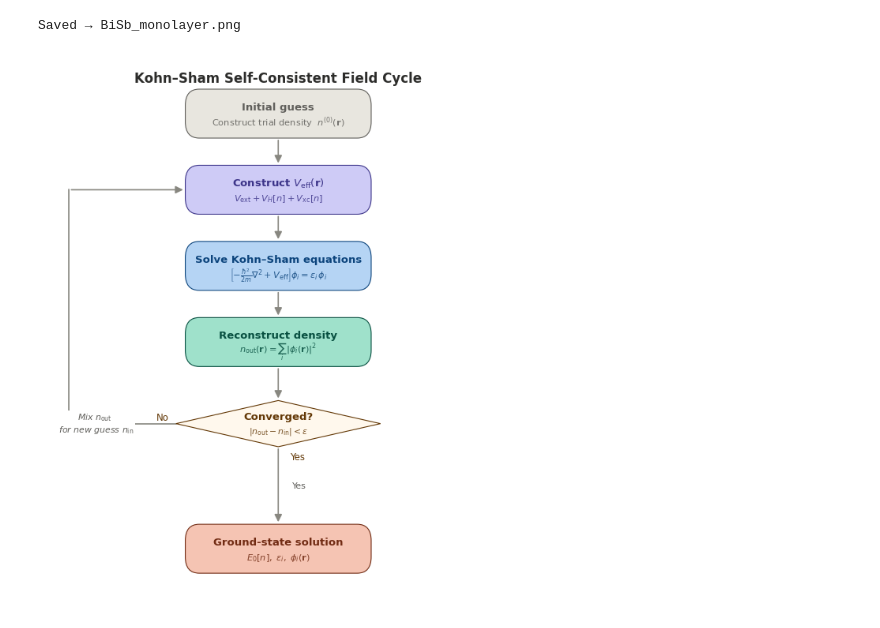
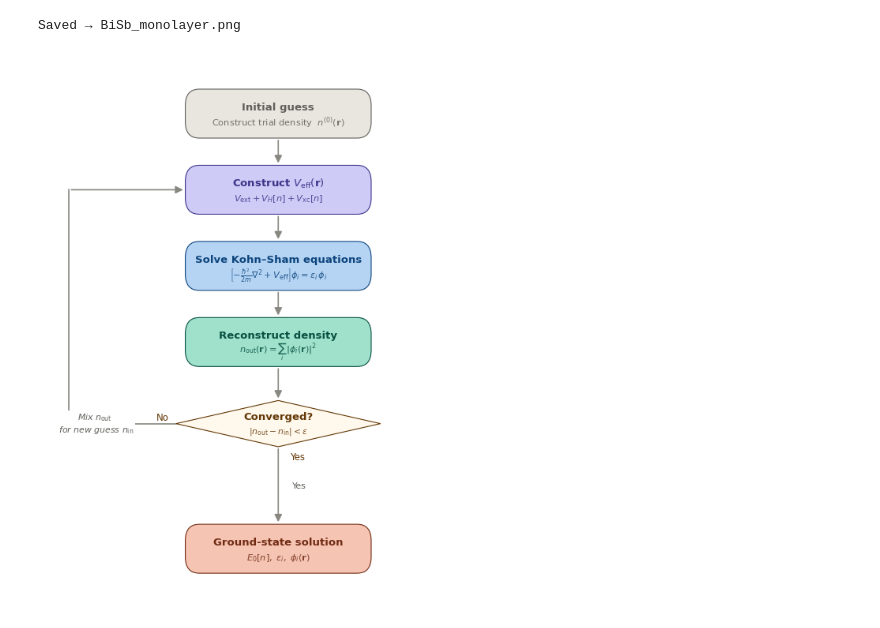
Before and after one commit to Lactuka/Thesis, a Jupyter notebook: test.ipynb, the cells around one changed output. Saved outputs shown, nothing was run; the diff lists cells and outputs as text; code cells hidden in the pictures.

```diff
--- a/test.ipynb
+++ b/test.ipynb
@@ -253,12 +253,6 @@ ax.axis("off")
 fig.patch.set_facecolor(BG_COLOR)
 ax.set_facecolor(BG_COLOR)
 
-# ── title ─────────────────────────────────────────────────────────────────────
-ax.text(CX, 0.965, "Kohn–Sham Self-Consistent Field Cycle",
-        ha="center", va="center",
-        fontsize=12, fontweight="bold", color="#2C2C2A",
-        fontfamily=FONT, transform=ax.transAxes)
-
 # ── boxes ─────────────────────────────────────────────────────────────────────
 
 # 1. Initial guess
@@ -326,31 +320,31 @@ arrow(ax, CX, Y["conv"] - DH/2,
 
 LEFT_X   = CX - DW / 2          # left tip of diamond
 MARGIN_X = 0.05                  # x of the vertical return rail
 TOP_Y    = Y["veff"]             # re-enter at V_eff mid-height
 
 polyline_arrow(
     ax,
     [(LEFT_X, Y["conv"]),
      (MARGIN_X, Y["conv"]),
      (MARGIN_X, TOP_Y),
      (CX - BW/2, TOP_Y)],
     label="Mix $n_\\mathrm{out}$\n for new guess $n_\\mathrm{in}$",
     label_pos=0.45
 )
 
 # ── Yes / No labels near diamond ──────────────────────────────────────────────
 ax.text(CX - DW/2 - 0.015, Y["conv"] + 0.012, "No",
         ha="right", va="center", fontsize=8.5, color=DIAM[1],
         fontfamily=FONT, transform=ax.transAxes)
 
 ax.text(CX + 0.025, Y["conv"] - DH/2 - 0.018, "Yes",
         ha="left", va="center", fontsize=8.5, color=DIAM[1],
         fontfamily=FONT, transform=ax.transAxes)
 
 
 
 plt.tight_layout(pad=0.4)
 plt.savefig("scf_cycle.png", dpi=300, bbox_inches="tight")
 plt.show()
 # %% [output]
-[figure, old version]
+[figure, new version]
```
Also changed, not shown: 1 other file.
